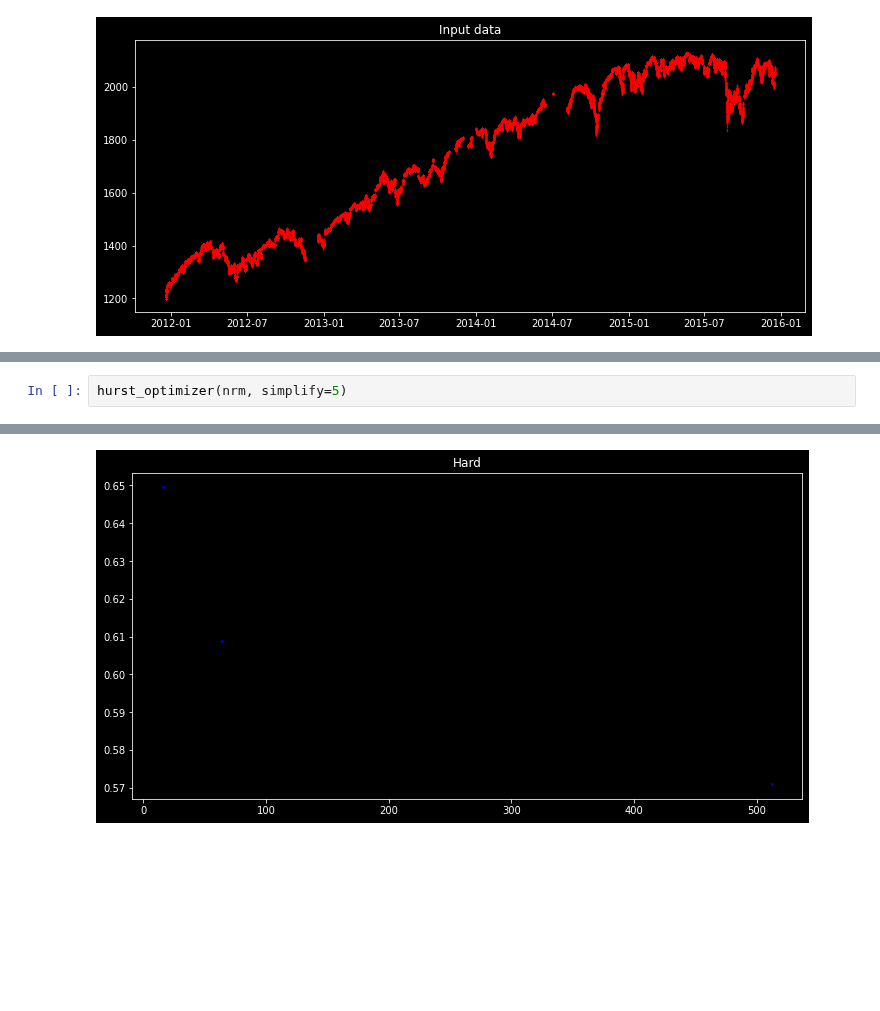
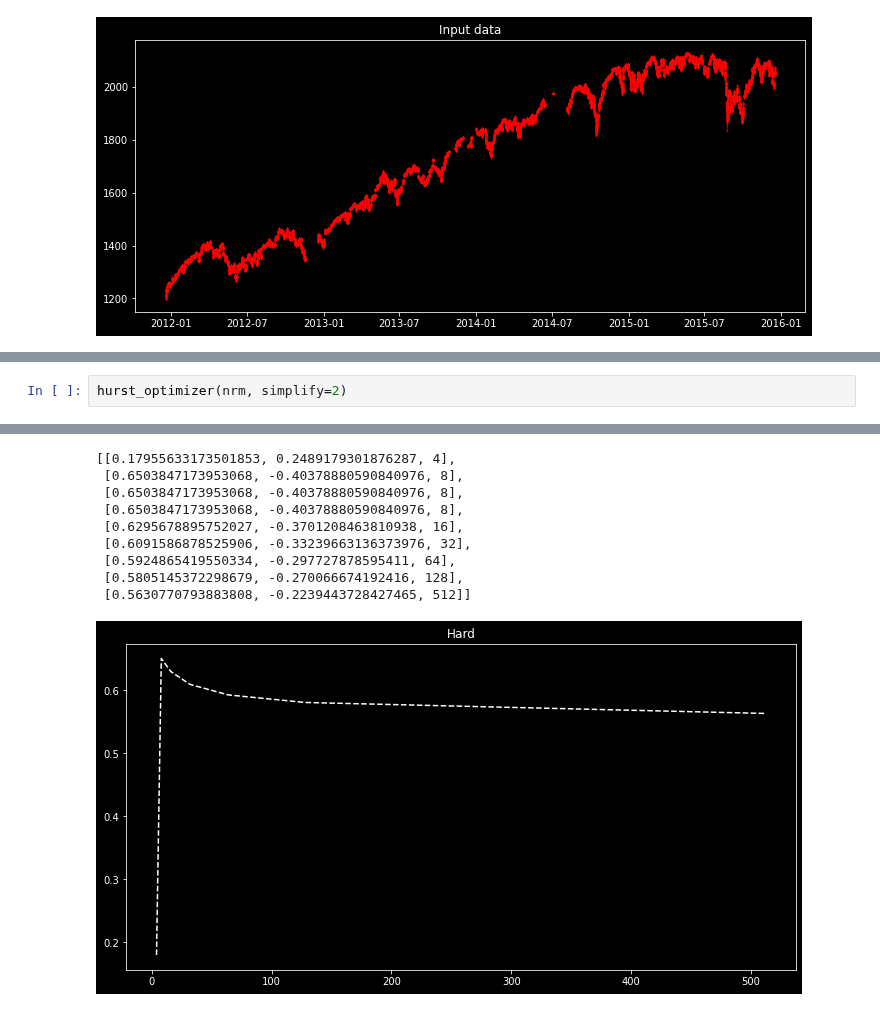
Before and after one commit to Molozey/algo-andrii, a Jupyter notebook: Andrii/folder_15/Hurst exponent.ipynb, the cells around one changed output, grey strips where cells are left out. Cells and saved outputs as stored; diff of their text form; blank space fills up the shorter version.

```diff
--- a/Andrii/folder_15/Hurst exponent.ipynb
+++ b/Andrii/folder_15/Hurst exponent.ipynb
@@ -227,4 +159,4 @@ Duplicates at 6.18% of data
 [figure]
 # %%
-hurst_optimizer(nrm, simplify=5)
+hurst_optimizer(nrm, simplify=2)
 # %% [output]
@@ -231 +171,10 @@ hurst_optimizer(nrm, simplify=5)
+[[0.17955633173501853, 0.2489179301876287, 4],
+ [0.6503847173953068, -0.40378880590840976, 8],
+ [0.6503847173953068, -0.40378880590840976, 8],
+ [0.6503847173953068, -0.40378880590840976, 8],
+ [0.6295678895752027, -0.3701208463810938, 16],
+ [0.6091586878525906, -0.33239663136373976, 32],
+ [0.5924865419550334, -0.297727878595411, 64],
+ [0.5805145372298679, -0.270066674192416, 128],
+ [0.5630770793883808, -0.2239443728427465, 512]]
-[figure, old version]
+[figure, new version]
```
Also changed, not shown: parts of 22 cells of this notebook.
